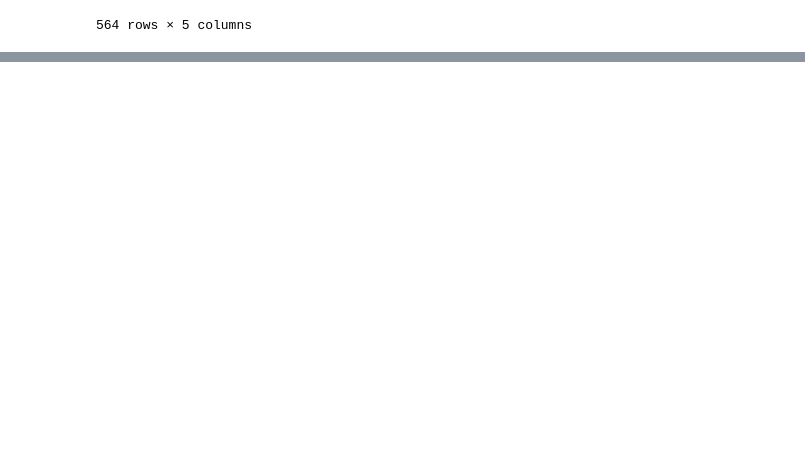
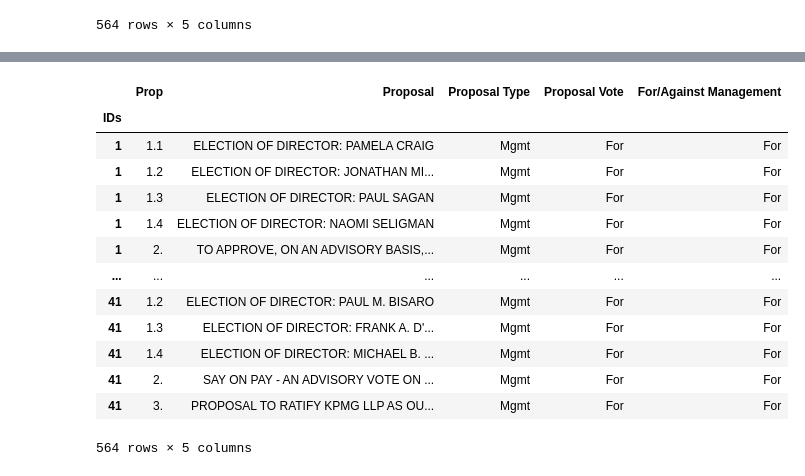
Before and after one commit to PrithvirajProf/Nasdaq-Data-Cleaning, a Jupyter notebook: PropInfo.ipynb, the cells around one changed output, grey strips where cells are left out. Drawn from its saved outputs; the diff is of its cells as text; code cells hidden in the pictures; blank space fills up the shorter version.

```diff
--- a/PropInfo.ipynb
+++ b/PropInfo.ipynb
@@ -172 +228,18 @@ sortedProps = sorted()
+# %%
+df.set_index('IDs')
+# %% [output]
+|  | Prop | Proposal | Proposal Type | Proposal Vote | For/Against Management |
+| IDs |  |  |  |  |  |
+| 1 | 1.1 | ELECTION OF DIRECTOR: PAMELA CRAIG | Mgmt | For | For |
+| 1 | 1.2 | ELECTION OF DIRECTOR: JONATHAN MI... | Mgmt | For | For |
+| 1 | 1.3 | ELECTION OF DIRECTOR: PAUL SAGAN | Mgmt | For | For |
+| 1 | 1.4 | ELECTION OF DIRECTOR: NAOMI SELIGMAN | Mgmt | For | For |
+| 1 | 2. | TO APPROVE, ON AN ADVISORY BASIS,... | Mgmt | For | For |
+| ... | ... | ... | ... | ... | ... |
+| 41 | 1.2 | ELECTION OF DIRECTOR: PAUL M. BISARO | Mgmt | For | For |
+| 41 | 1.3 | ELECTION OF DIRECTOR: FRANK A. D'... | Mgmt | For | For |
+| 41 | 1.4 | ELECTION OF DIRECTOR: MICHAEL B. ... | Mgmt | For | For |
+| 41 | 2. | SAY ON PAY - AN ADVISORY VOTE ON ... | Mgmt | For | For |
+| 41 | 3. | PROPOSAL TO RATIFY KPMG LLP AS OU... | Mgmt | For | For |
+564 rows × 5 columns
 # %%
```
Also changed, not shown: parts of 7 cells of this notebook, 1 other file.
